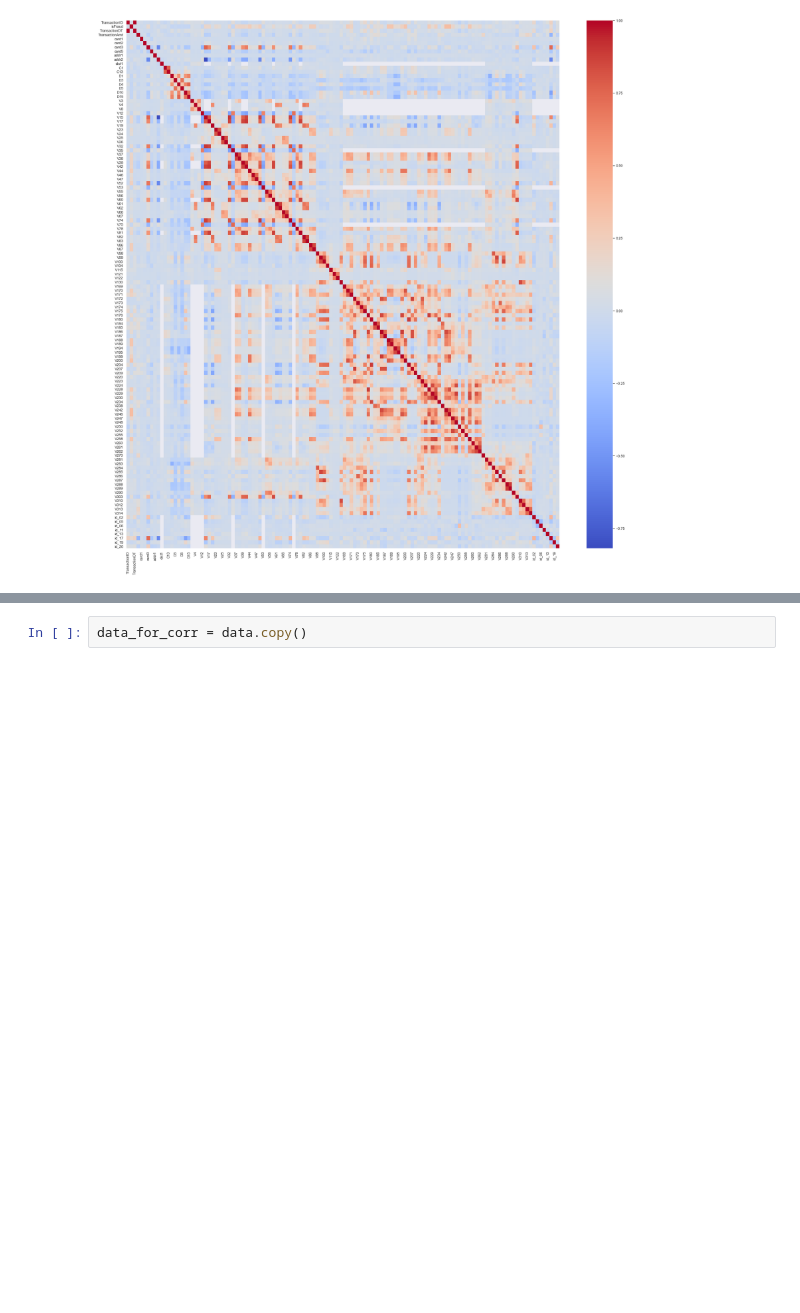
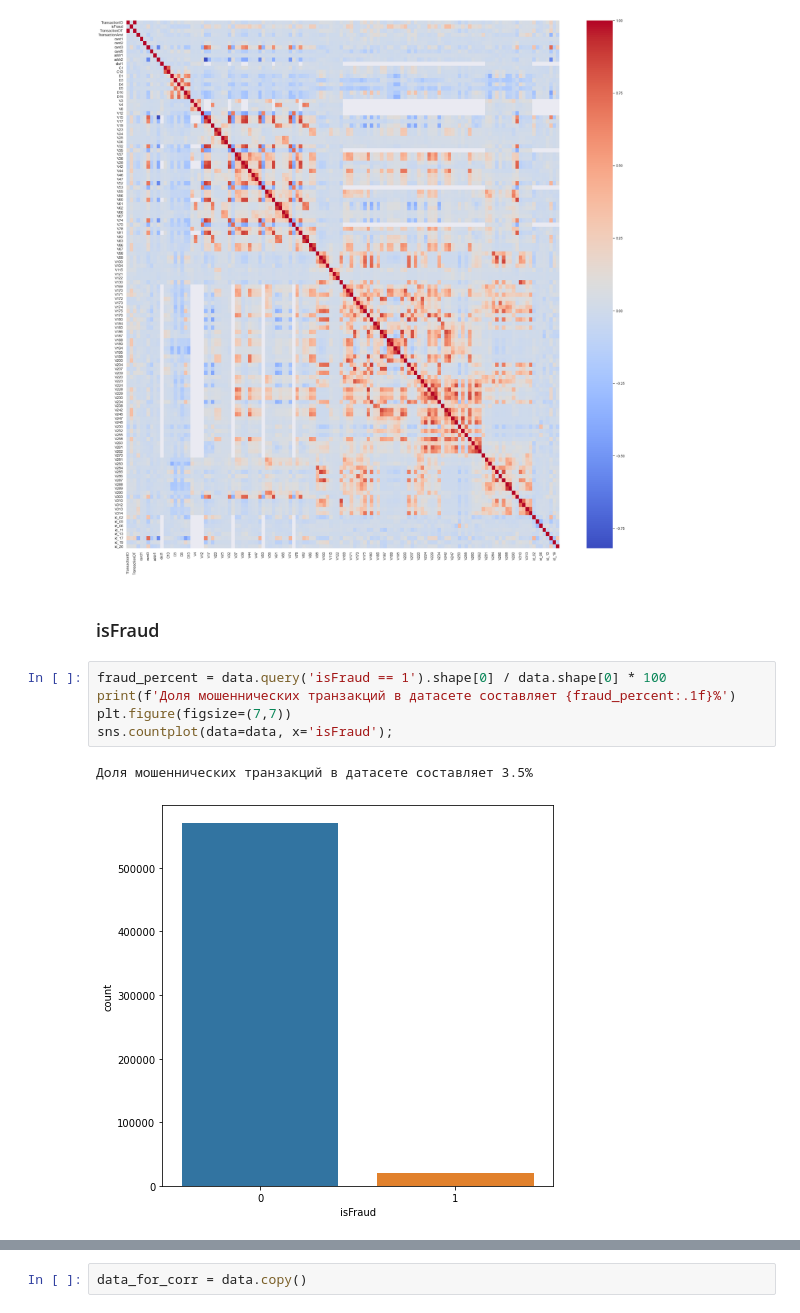
Before and after one commit to art204/fraud-detection, a Jupyter notebook: result_3_chpt.ipynb, the cells around one changed output, grey strips where cells are left out. Cells and saved outputs as stored; diff of their text form; blank space fills up the shorter version.

```diff
--- a/result_3_chpt.ipynb
+++ b/result_3_chpt.ipynb
@@ -404,4 +404,14 @@ sns.heatmap(data.corr(), cmap='coolwarm')
 # %% [output]
 <AxesSubplot:>
 [figure]
+# %% [markdown]
+### isFraud
+# %%
+fraud_percent = data.query('isFraud == 1').shape[0] / data.shape[0] * 100
+print(f'Доля мошеннических транзакций в датасете составляет {fraud_percent:.1f}%')
+plt.figure(figsize=(7,7))
+sns.countplot(data=data, x='isFraud');
+# %% [output]
+Доля мошеннических транзакций в датасете составляет 3.5%
+[figure, added]
 # %% [markdown]
```
Also changed, not shown: parts of 61 cells of this notebook.
